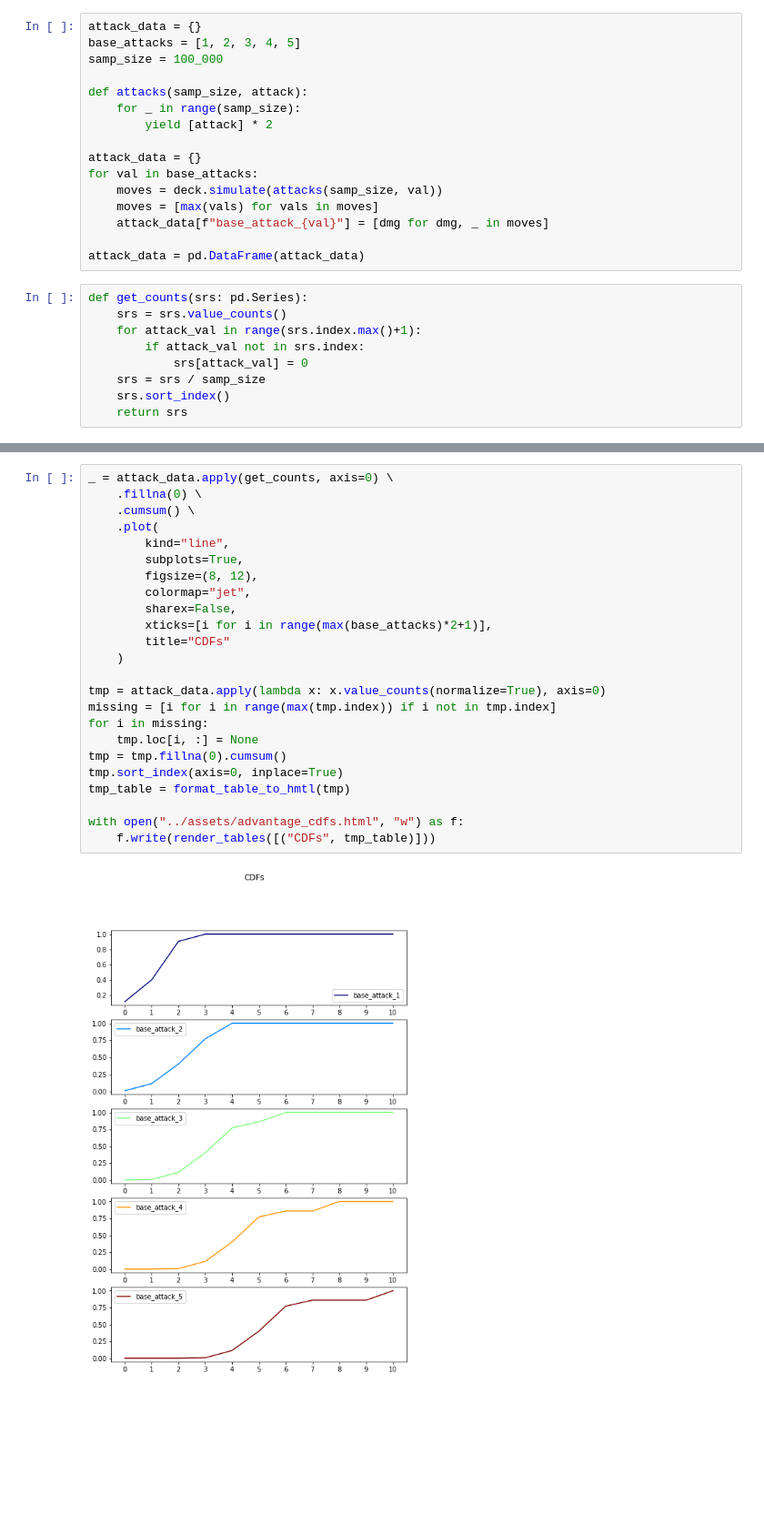
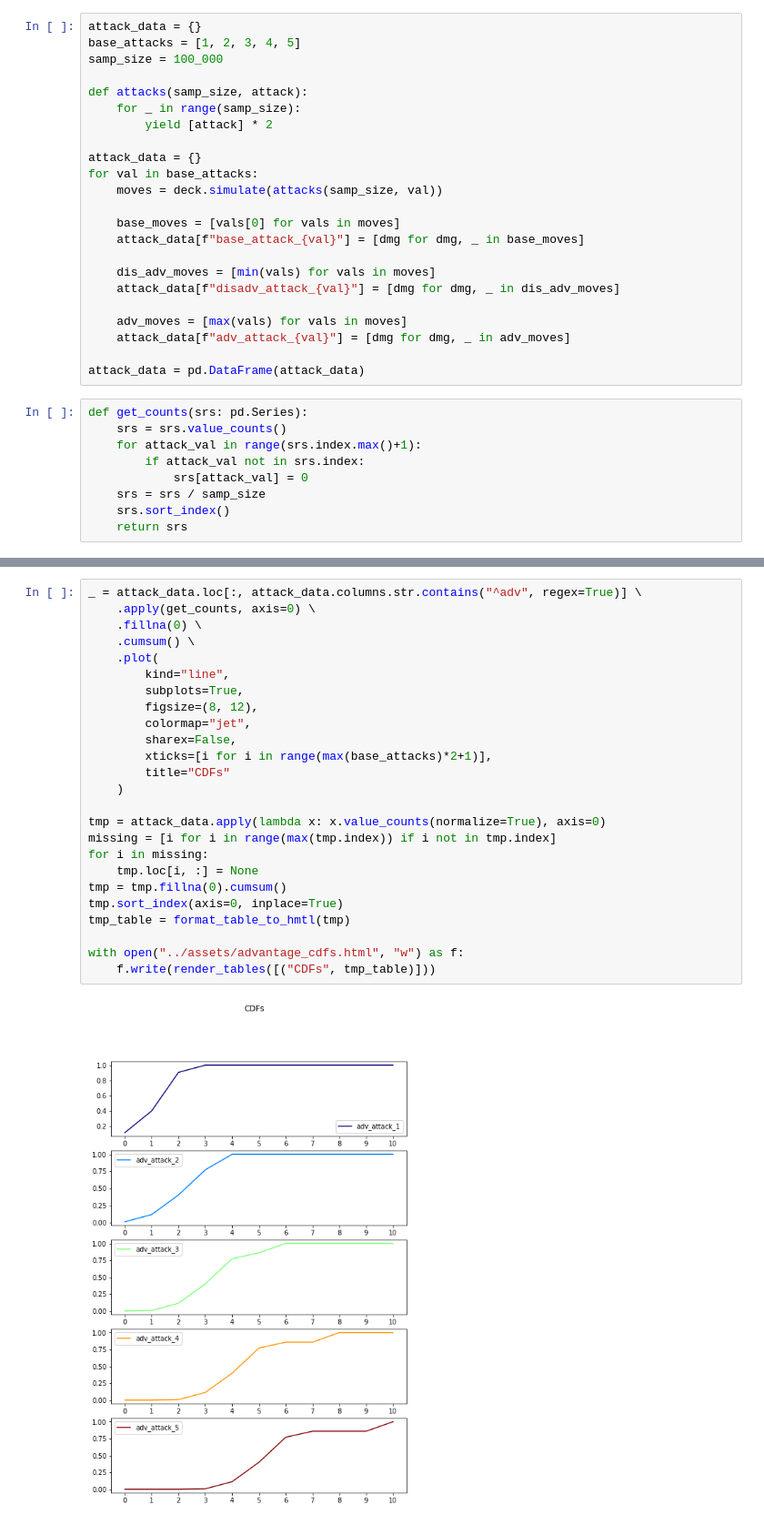
Before and after one commit to zachcoleman/gloomhaven, a Jupyter notebook: examples/advantage.ipynb, the cells around one changed output, grey strips where cells are left out. Shown at 91% size. Cells and saved outputs as stored; diff of their text form; blank space fills up the shorter version.

```diff
--- a/examples/advantage.ipynb
+++ b/examples/advantage.ipynb
@@ -25,8 +25,15 @@ def attacks(samp_size, attack):
 attack_data = {}
 for val in base_attacks:
     moves = deck.simulate(attacks(samp_size, val))
-    moves = [max(vals) for vals in moves]
-    attack_data[f"base_attack_{val}"] = [dmg for dmg, _ in moves]
+
+    base_moves = [vals[0] for vals in moves]
+    attack_data[f"base_attack_{val}"] = [dmg for dmg, _ in base_moves]
+
+    dis_adv_moves = [min(vals) for vals in moves]
+    attack_data[f"disadv_attack_{val}"] = [dmg for dmg, _ in dis_adv_moves]
+
+    adv_moves = [max(vals) for vals in moves]
+    attack_data[f"adv_attack_{val}"] = [dmg for dmg, _ in adv_moves]
 
 attack_data = pd.DataFrame(attack_data)
 # %%
@@ -55,28 +107,29 @@ plt.savefig("../assets/advantage.jpg")
 # %%
-_ = attack_data.apply(get_counts, axis=0) \
+_ = attack_data.loc[:, attack_data.columns.str.contains("^adv", regex=True)] \
+    .apply(get_counts, axis=0) \
     .fillna(0) \
     .cumsum() \
     .plot(
         kind="line",
         subplots=True,
         figsize=(8, 12),
         colormap="jet",
         sharex=False,
         xticks=[i for i in range(max(base_attacks)*2+1)],
         title="CDFs"
     )
 
 tmp = attack_data.apply(lambda x: x.value_counts(normalize=True), axis=0)
 missing = [i for i in range(max(tmp.index)) if i not in tmp.index]
 for i in missing:
     tmp.loc[i, :] = None
 tmp = tmp.fillna(0).cumsum()
 tmp.sort_index(axis=0, inplace=True)
 tmp_table = format_table_to_hmtl(tmp)
 
 with open("../assets/advantage_cdfs.html", "w") as f:
     f.write(render_tables([("CDFs", tmp_table)]))
 # %% [output]
-[figure, old version]
+[figure, new version]
 # %%
 # survival function table
```
Also changed, not shown: parts of 6 cells of this notebook, 5 other files.
